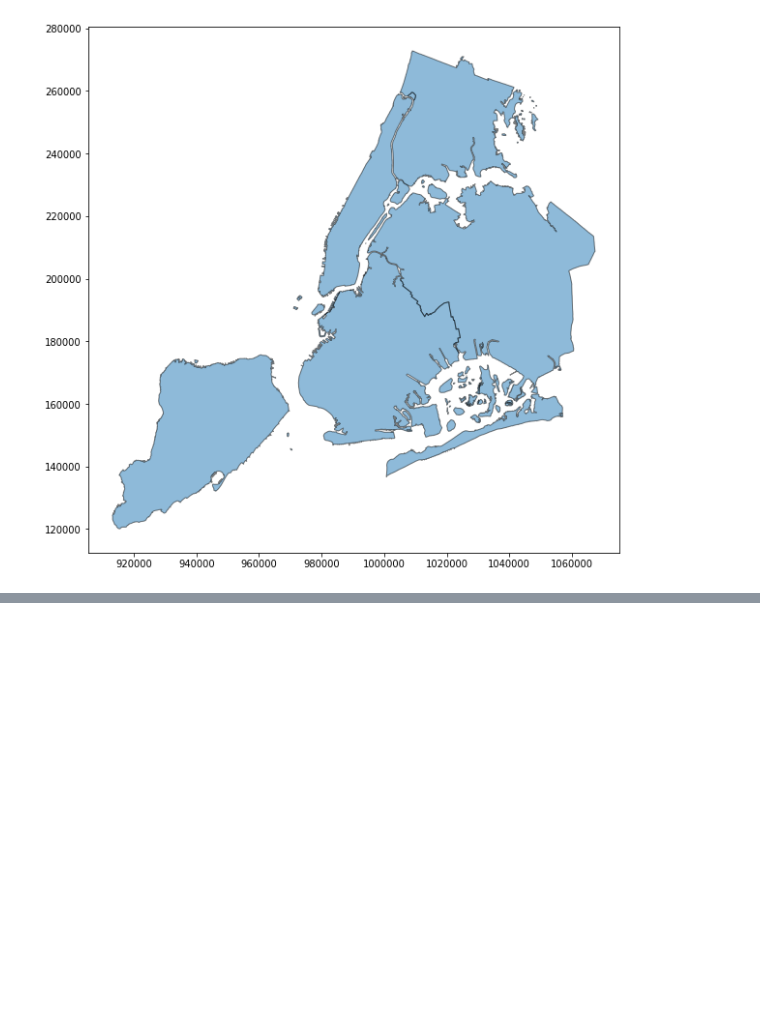
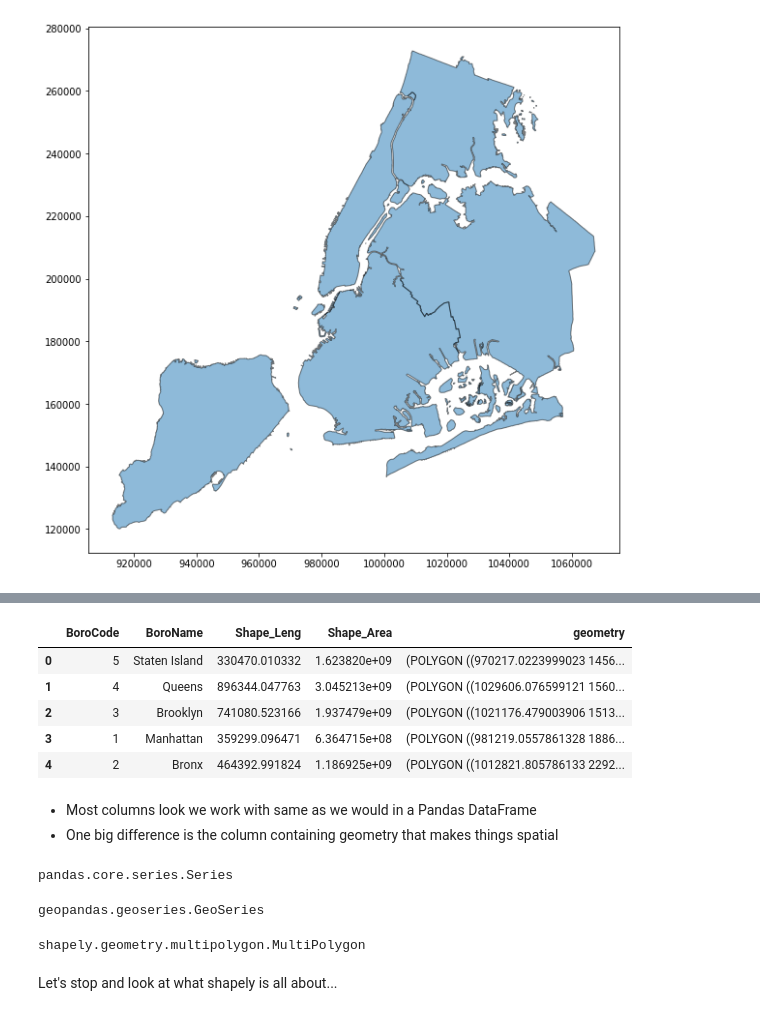
Before and after one commit to mhweber/GIS_Workgroup2019, a Jupyter notebook: PythonGroupTalk.ipynb, the cells around one changed output, grey strips where cells are left out. Cells and saved outputs as stored; diff of their text form; code cells hidden in the pictures; blank space fills up the shorter version.

```diff
--- a/PythonGroupTalk.ipynb
+++ b/PythonGroupTalk.ipynb
@@ -20,0 +44,26 @@ df.plot(figsize=(10, 10), alpha=0.5, edgecolor='k')
+# %%
+df.head()
+# %% [output]
+|  | BoroCode | BoroName | Shape_Leng | Shape_Area | geometry |
+| 0 | 5 | Staten Island | 330470.010332 | 1.623820e+09 | (POLYGON ((970217.0223999023 1456... |
+| 1 | 4 | Queens | 896344.047763 | 3.045213e+09 | (POLYGON ((1029606.076599121 1560... |
+| 2 | 3 | Brooklyn | 741080.523166 | 1.937479e+09 | (POLYGON ((1021176.479003906 1513... |
+| 3 | 1 | Manhattan | 359299.096471 | 6.364715e+08 | (POLYGON ((981219.0557861328 1886... |
+| 4 | 2 | Bronx | 464392.991824 | 1.186925e+09 | (POLYGON ((1012821.805786133 2292... |
+# %% [markdown]
+- Most columns look we work with same as we would in a Pandas DataFrame
+- One big difference is the column containing geometry that makes things spatial
+# %%
+type(df.BoroName)
+# %% [output]
+pandas.core.series.Series
+# %%
+type(df.geometry)
+# %% [output]
+geopandas.geoseries.GeoSeries
+# %%
+type(df.geometry[0])
+# %% [output]
+shapely.geometry.multipolygon.MultiPolygon
+# %% [markdown]
+Let's stop and look at what shapely is all about...
```
Also changed, not shown: parts of 7 cells of this notebook, 1 other file.
